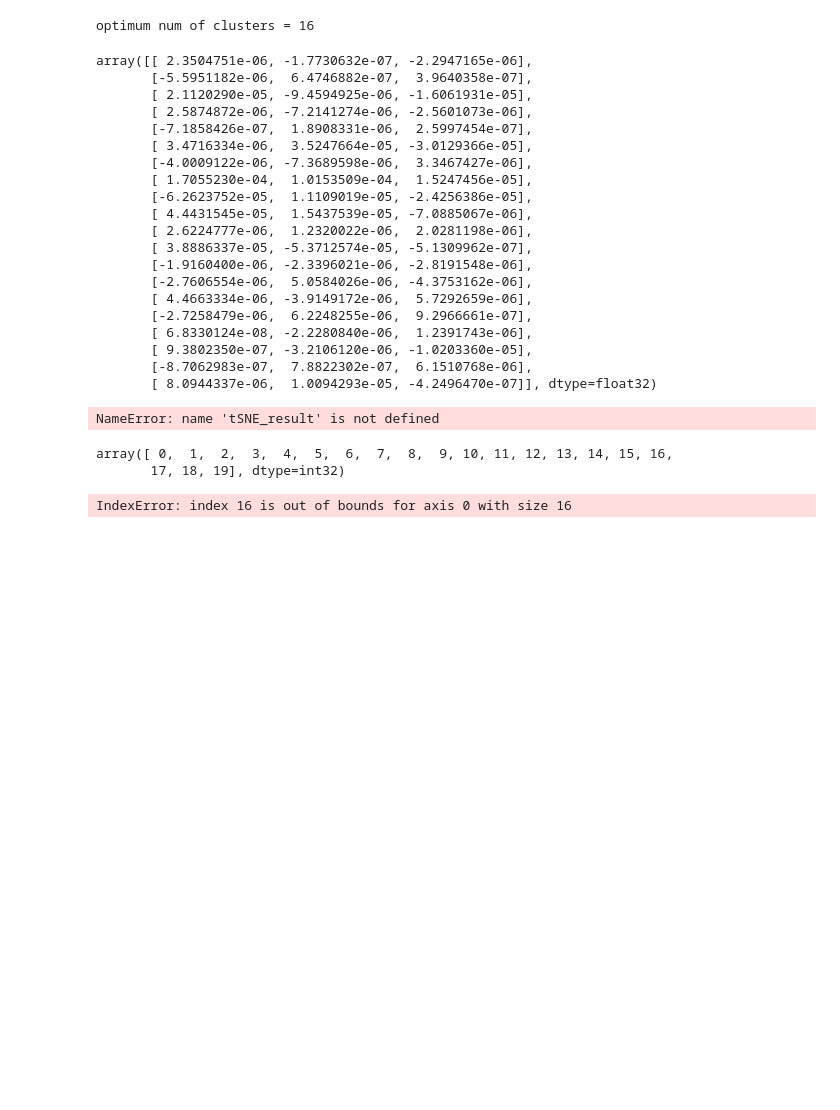
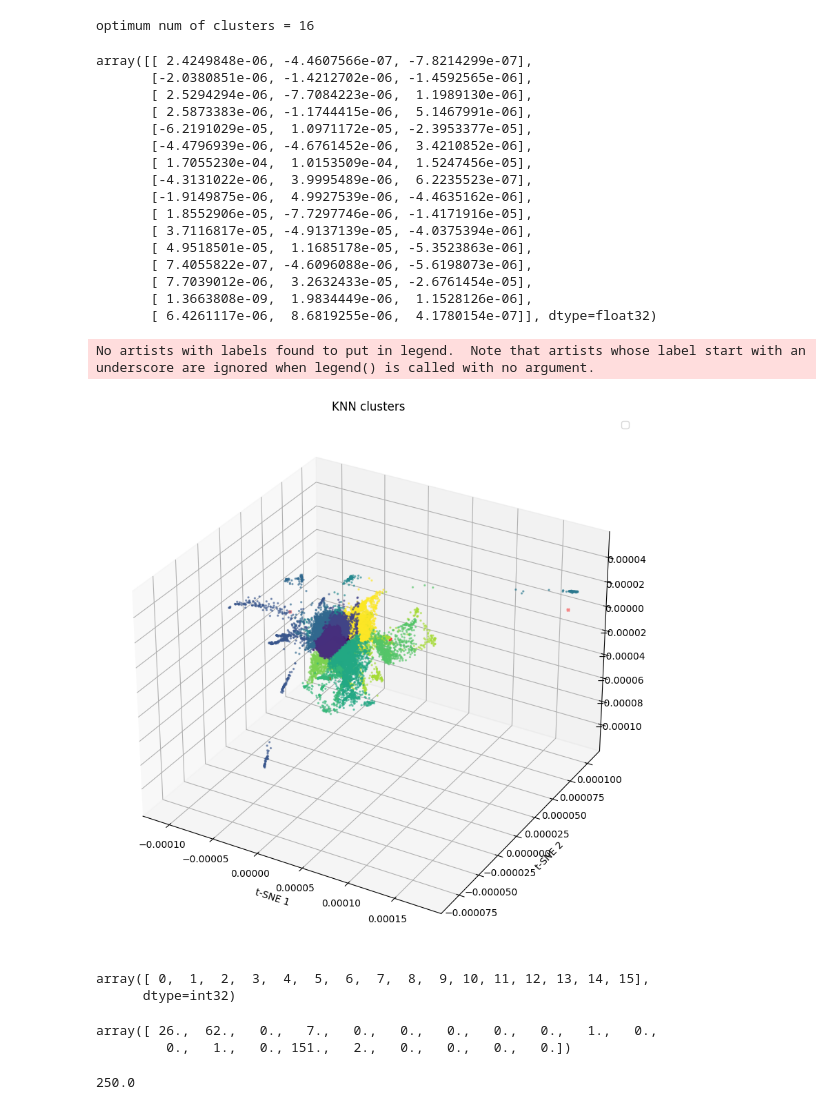
Before and after one commit to LTan229/SID_with_net_of_expert, a Jupyter notebook: script/knn.ipynb, the cells around one changed output. Cells and saved outputs as stored; diff of their text form; code cells hidden in the pictures; blank space fills up the shorter version.

Commit message:
add specialty post process

```diff
--- a/script/knn.ipynb
+++ b/script/knn.ipynb
@@ -107,59 +108,58 @@ optimum num of clusters = 16
 # %%
 # get the centroids
 kmeans = KMeans(n_clusters=16)
-with open(os.path.join(proj_root_dir, 'state_dict', 'knn_model', 'knn_20_.pkl'), 'rb') as f:
+with open(os.path.join(proj_root_dir, 'state_dict', 'knn_model', 'knn_16_.pkl'), 'rb') as f:
     kmeans = pkl.load(f)
 # kmeans.fit(tSNE_result_pd)
 centroids = kmeans.cluster_centers_
 centroids
 # centroids_tSNE = tSNE_result_pd.transform(centroids)
 # %% [output]
-array([[ 2.3504751e-06, -1.7730632e-07, -2.2947165e-06],
-       [-5.5951182e-06,  6.4746882e-07,  3.9640358e-07],
-       [ 2.1120290e-05, -9.4594925e-06, -1.6061931e-05],
-       [ 2.5874872e-06, -7.2141274e-06, -2.5601073e-06],
-       [-7.1858426e-07,  1.8908331e-06,  2.5997454e-07],
-       [ 3.4716334e-06,  3.5247664e-05, -3.0129366e-05],
-       [-4.0009122e-06, -7.3689598e-06,  3.3467427e-06],
+array([[ 2.4249848e-06, -4.4607566e-07, -7.8214299e-07],
+       [-2.0380851e-06, -1.4212702e-06, -1.4592565e-06],
+       [ 2.5294294e-06, -7.7084223e-06,  1.1989130e-06],
+       [ 2.5873383e-06, -1.1744415e-06,  5.1467991e-06],
+       [-6.2191029e-05,  1.0971172e-05, -2.3953377e-05],
+       [-4.4796939e-06, -4.6761452e-06,  3.4210852e-06],
        [ 1.7055230e-04,  1.0153509e-04,  1.5247456e-05],
-       [-6.2623752e-05,  1.1109019e-05, -2.4256386e-05],
-       [ 4.4431545e-05,  1.5437539e-05, -7.0885067e-06],
-       [ 2.6224777e-06,  1.2320022e-06,  2.0281198e-06],
-       [ 3.8886337e-05, -5.3712574e-05, -5.1309962e-07],
-       [-1.9160400e-06, -2.3396021e-06, -2.8191548e-06],
-       [-2.7606554e-06,  5.0584026e-06, -4.3753162e-06],
-       [ 4.4663334e-06, -3.9149172e-06,  5.7292659e-06],
-       [-2.7258479e-06,  6.2248255e-06,  9.2966661e-07],
-       [ 6.8330124e-08, -2.2280840e-06,  1.2391743e-06],
-       [ 9.3802350e-07, -3.2106120e-06, -1.0203360e-05],
-       [-8.7062983e-07,  7.8822302e-07,  6.1510768e-06],
-       [ 8.0944337e-06,  1.0094293e-05, -4.2496470e-07]], dtype=float32)
+       [-4.3131022e-06,  3.9995489e-06,  6.2235523e-07],
+       [-1.9149875e-06,  4.9927539e-06, -4.4635162e-06],
+       [ 1.8552906e-05, -7.7297746e-06, -1.4171916e-05],
+       [ 3.7116817e-05, -4.9137139e-05, -4.0375394e-06],
+       [ 4.9518501e-05,  1.1685178e-05, -5.3523863e-06],
+       [ 7.4055822e-07, -4.6096088e-06, -5.6198073e-06],
+       [ 7.7039012e-06,  3.2632433e-05, -2.6761454e-05],
+       [ 1.3663808e-09,  1.9834449e-06,  1.1528126e-06],
+       [ 6.4261117e-06,  8.6819255e-06,  4.1780154e-07]], dtype=float32)
 # %%
 # Visualization
 
 x = tSNE_result[:, 0]
 y = tSNE_result[:, 1]
+z = tSNE_result[:, 2]
 
 plt.figure(figsize=(10,10))
-plt.scatter(x, y, c=kmeans.labels_, alpha=0.5, s=2)  # plot different colors per cluster
+ax = plt.axes(projection ="3d")
+ax.scatter3D(x, y, z, c=kmeans.labels_, alpha=0.5, s=2)  # plot different colors per cluster
 plt.scatter(centroids[:,0] , centroids[:,1] , s = 10, marker='X', color = 'red')
 
 plt.title('KNN clusters')
 plt.xlabel('t-SNE 1')
 plt.ylabel('t-SNE 2')
 plt.legend()
 # plt.scatter(knn_result[:, 0], knn_result[:, 1], marker='X', s=200, linewidths=1.5,
 #             color='red', edgecolors="black", lw=1.5)
 
 plt.show()
 # %% [output]
-NameError: name 'tSNE_result' is not defined
+No artists with labels found to put in legend.  Note that artists whose label start with an underscore are ignored when legend() is called with no argument.
+[figure, added]
 # %%
 kmeans.labels_
 np.unique(np.array(kmeans.labels_))
 # %% [output]
-array([ 0,  1,  2,  3,  4,  5,  6,  7,  8,  9, 10, 11, 12, 13, 14, 15, 16,
-       17, 18, 19], dtype=int32)
+array([ 0,  1,  2,  3,  4,  5,  6,  7,  8,  9, 10, 11, 12, 13, 14, 15],
+      dtype=int32)
 # %%
 labels = kmeans.labels_
 
@@ -179,5 +179,12 @@ for i in range(len(Idx)-1):
     specialty_record[int(final_result[i][1])] = specialty_record[int(final_result[i][1])] + 1
 
 specialty_record
+# final_result
+# array([ 26.,  62.,   0.,   7.,   0.,   0.,   0.,   0.,   0.,   1.,   0., 0.,   1.,   0., 151.,   2.])
 # %% [output]
-IndexError: index 16 is out of bounds for axis 0 with size 16
+array([ 26.,  62.,   0.,   7.,   0.,   0.,   0.,   0.,   0.,   1.,   0.,
+         0.,   1.,   0., 151.,   2.,   0.,   0.,   0.,   0.])
+# %%
+sum(specialty_record)
+# %% [output]
+250.0
```
Also changed, not shown: parts of 7 cells of this notebook, 2 other files.
